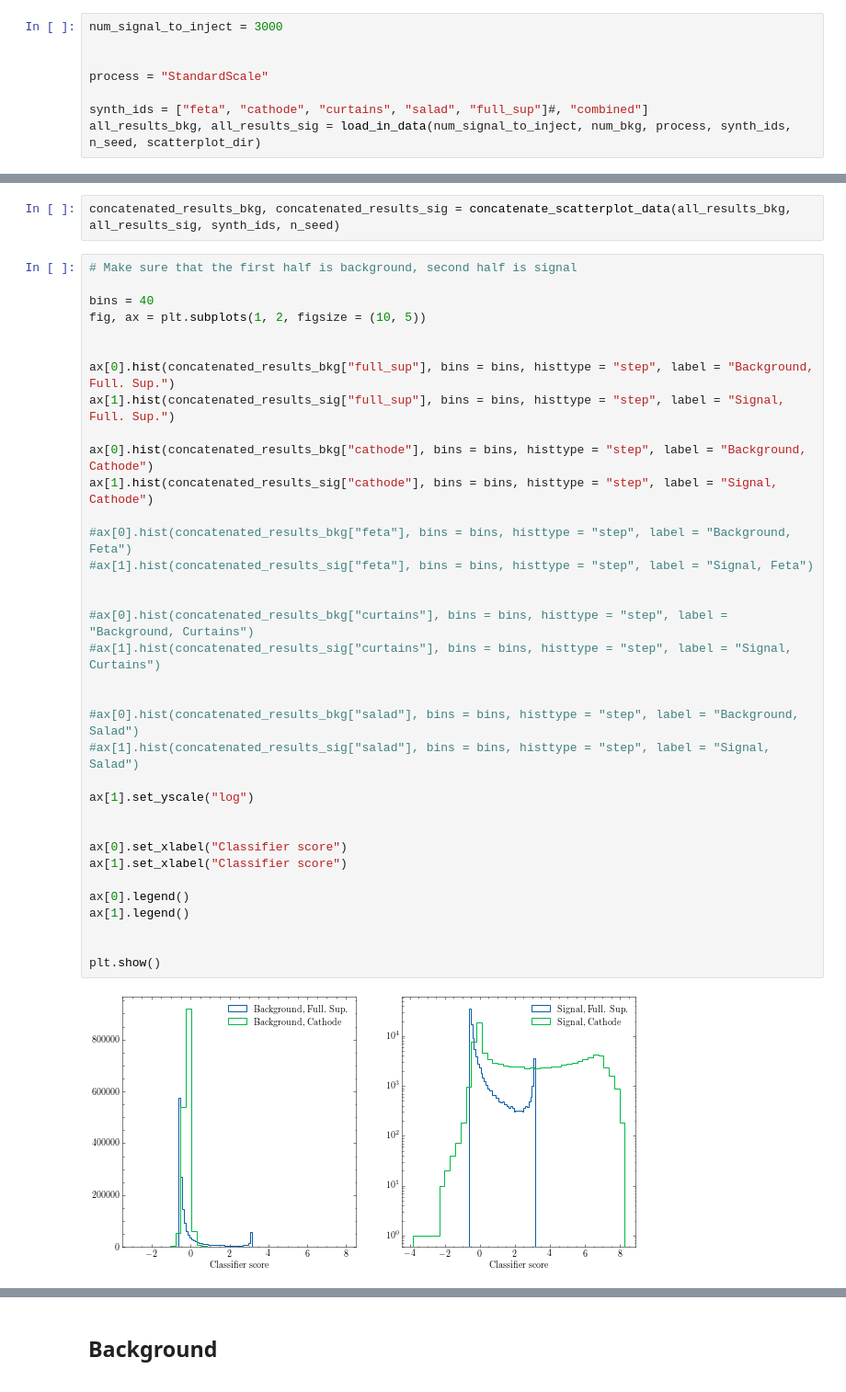
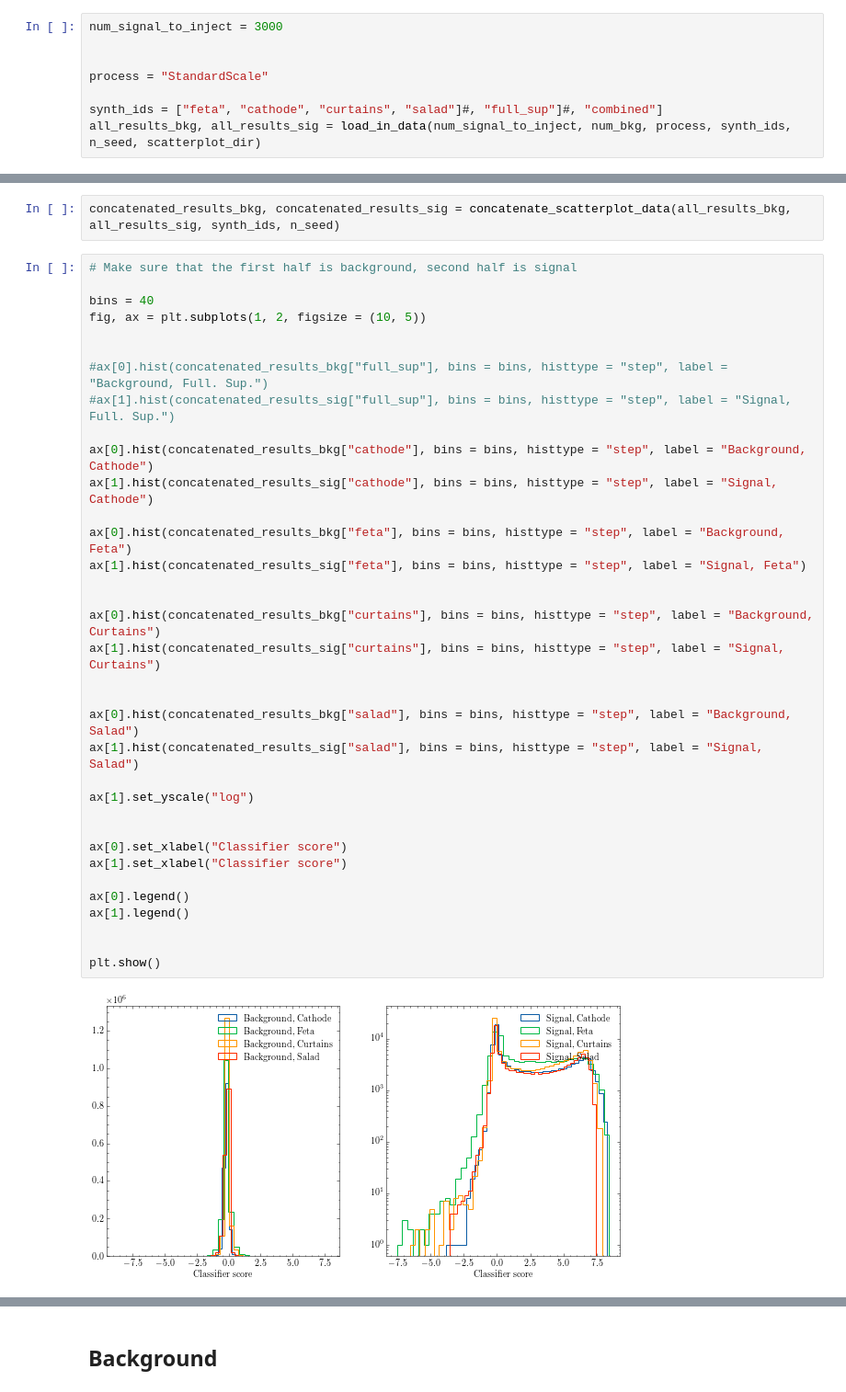
Before and after one commit to rmastand/synthetic_SM_AD, a Jupyter notebook: analyze_scatterplot_all_synth.ipynb, the cells around one changed output, grey strips where cells are left out. Shown at 92% size. Drawn from its saved outputs; the diff is of its cells as text.

Commit message:
plotting updates

```diff
--- a/analyze_scatterplot_all_synth.ipynb
+++ b/analyze_scatterplot_all_synth.ipynb
@@ -32,7 +32,7 @@ num_signal_to_inject = 3000
 
 process = "StandardScale"
 
-synth_ids = ["feta", "cathode", "curtains", "salad", "full_sup"]#, "combined"]
+synth_ids = ["feta", "cathode", "curtains", "salad"]#, "full_sup"]#, "combined"]
 all_results_bkg, all_results_sig = load_in_data(num_signal_to_inject, num_bkg, process, synth_ids, n_seed, scatterplot_dir)
 # %% [markdown]
 ## Plot samples against each other for all random seeds
@@ -41,40 +41,40 @@ concatenated_results_bkg, concatenated_results_sig = concatenate_scatterplot_dat
 # %%
 # Make sure that the first half is background, second half is signal
 
 bins = 40
 fig, ax = plt.subplots(1, 2, figsize = (10, 5))
 
 
-ax[0].hist(concatenated_results_bkg["full_sup"], bins = bins, histtype = "step", label = "Background, Full. Sup.")
-ax[1].hist(concatenated_results_sig["full_sup"], bins = bins, histtype = "step", label = "Signal, Full. Sup.")
+#ax[0].hist(concatenated_results_bkg["full_sup"], bins = bins, histtype = "step", label = "Background, Full. Sup.")
+#ax[1].hist(concatenated_results_sig["full_sup"], bins = bins, histtype = "step", label = "Signal, Full. Sup.")
 
 ax[0].hist(concatenated_results_bkg["cathode"], bins = bins, histtype = "step", label = "Background, Cathode")
 ax[1].hist(concatenated_results_sig["cathode"], bins = bins, histtype = "step", label = "Signal, Cathode")
 
-#ax[0].hist(concatenated_results_bkg["feta"], bins = bins, histtype = "step", label = "Background, Feta")
-#ax[1].hist(concatenated_results_sig["feta"], bins = bins, histtype = "step", label = "Signal, Feta")
+ax[0].hist(concatenated_results_bkg["feta"], bins = bins, histtype = "step", label = "Background, Feta")
+ax[1].hist(concatenated_results_sig["feta"], bins = bins, histtype = "step", label = "Signal, Feta")
 
 
-#ax[0].hist(concatenated_results_bkg["curtains"], bins = bins, histtype = "step", label = "Background, Curtains")
-#ax[1].hist(concatenated_results_sig["curtains"], bins = bins, histtype = "step", label = "Signal, Curtains")
+ax[0].hist(concatenated_results_bkg["curtains"], bins = bins, histtype = "step", label = "Background, Curtains")
+ax[1].hist(concatenated_results_sig["curtains"], bins = bins, histtype = "step", label = "Signal, Curtains")
 
 
-#ax[0].hist(concatenated_results_bkg["salad"], bins = bins, histtype = "step", label = "Background, Salad")
-#ax[1].hist(concatenated_results_sig["salad"], bins = bins, histtype = "step", label = "Signal, Salad")
+ax[0].hist(concatenated_results_bkg["salad"], bins = bins, histtype = "step", label = "Background, Salad")
+ax[1].hist(concatenated_results_sig["salad"], bins = bins, histtype = "step", label = "Signal, Salad")
 
 ax[1].set_yscale("log")
 
 
 ax[0].set_xlabel("Classifier score")
 ax[1].set_xlabel("Classifier score")
 
 ax[0].legend()
 ax[1].legend()
 
 
 plt.show()
 # %% [output]
-[figure, old version]
+[figure, new version]
 # %%
 import matplotlib.colors as colors
 
```
Also changed, not shown: parts of 5 cells of this notebook, 2 other files.
